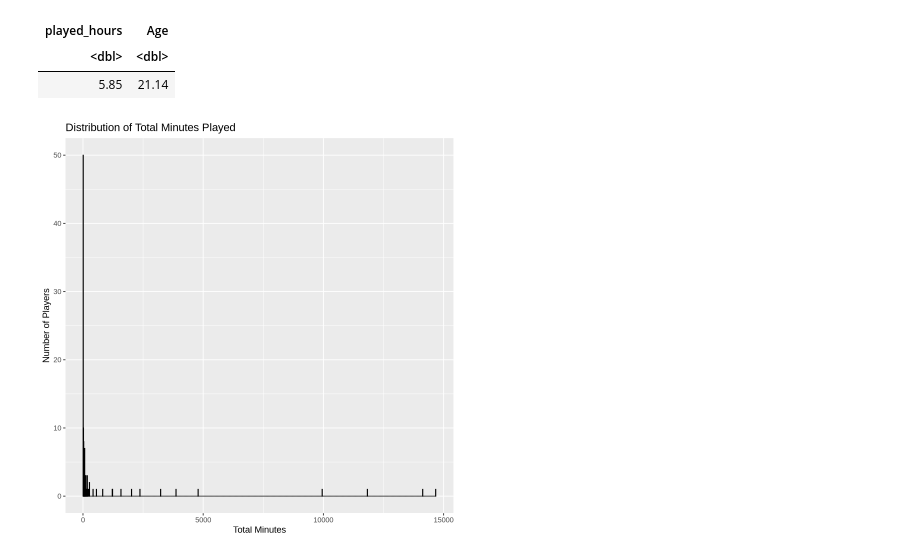
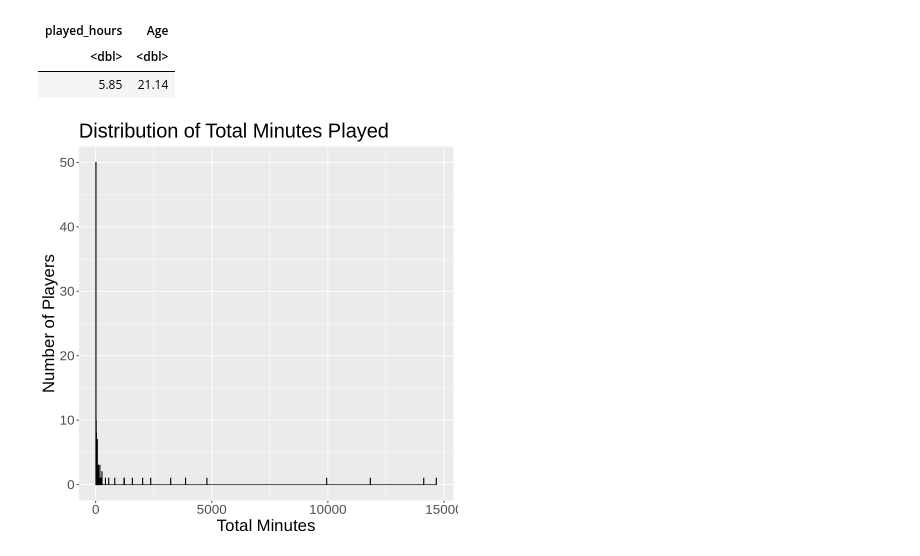
Before and after one commit to alexasestak/individual_planning_report_targetting_players, a Jupyter notebook: tidydata.ipynb, the cells around one changed output. Drawn from its saved outputs; the diff is of its cells as text; code cells hidden in the pictures.

```diff
--- a/tidydata.ipynb
+++ b/tidydata.ipynb
@@ -88,15 +88,16 @@ A tibble: 1 × 2
 # %%
 total_mins_histogram<-ggplot(full_data |> filter(!is.na(total_minutes)), aes(x = total_minutes)) +
     geom_histogram(binwidth = 10, fill = "steelblue", color = "black") +
     labs(title = "Distribution of Total Minutes Played",
          x = "Total Minutes",
-         y = "Number of Players")
+         y = "Number of Players")+
+    theme(text=element_text(size=20))
 total_mins_histogram
 
 # The distribution of total minutes played is highly right-skewed.
 #Most players contribute relatively little gameplay data,
 # while a small number of players contribute disproportionately high amounts.
 # This suggests that identifying and targeting high-contributing players could,
 # and likely would, be impactful for recruitment efforts
 # %% [output]
-[figure, old version]
+[figure, new version]
```
Also changed, not shown: parts of 1 cell of this notebook.
